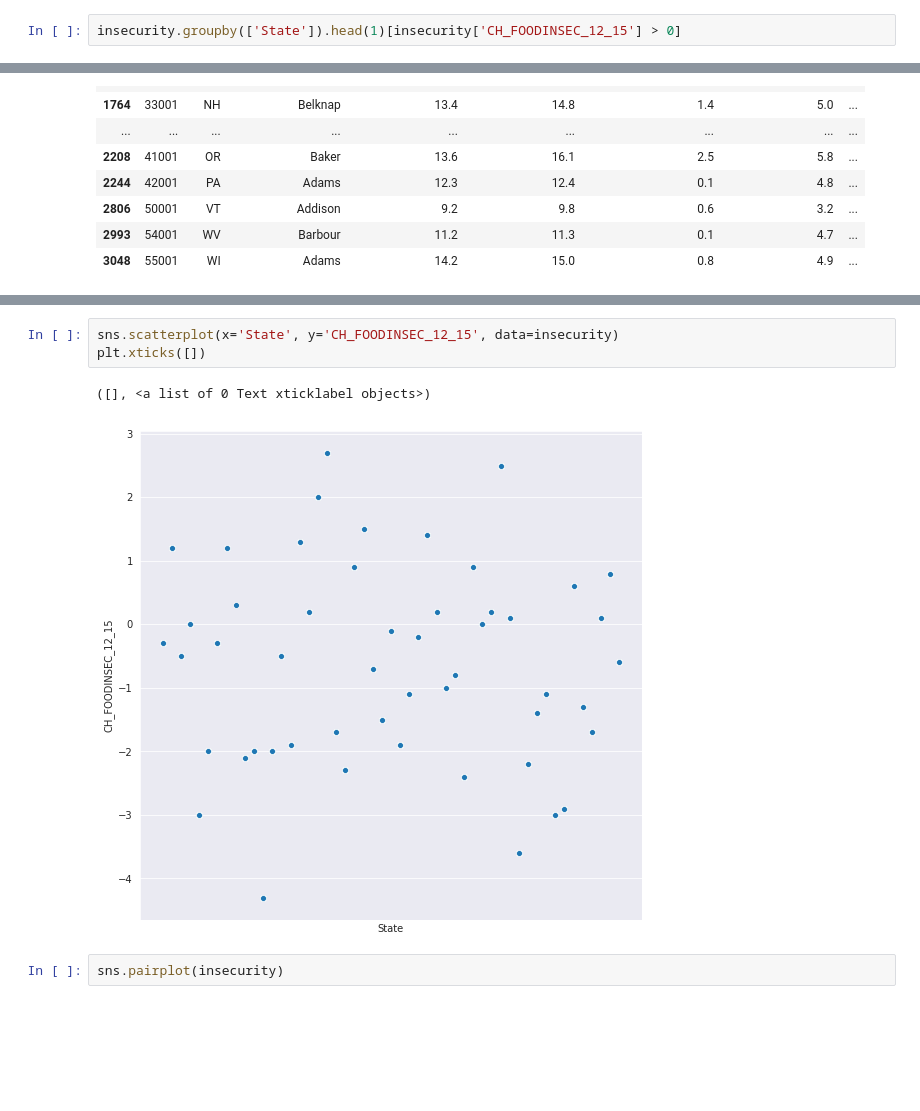
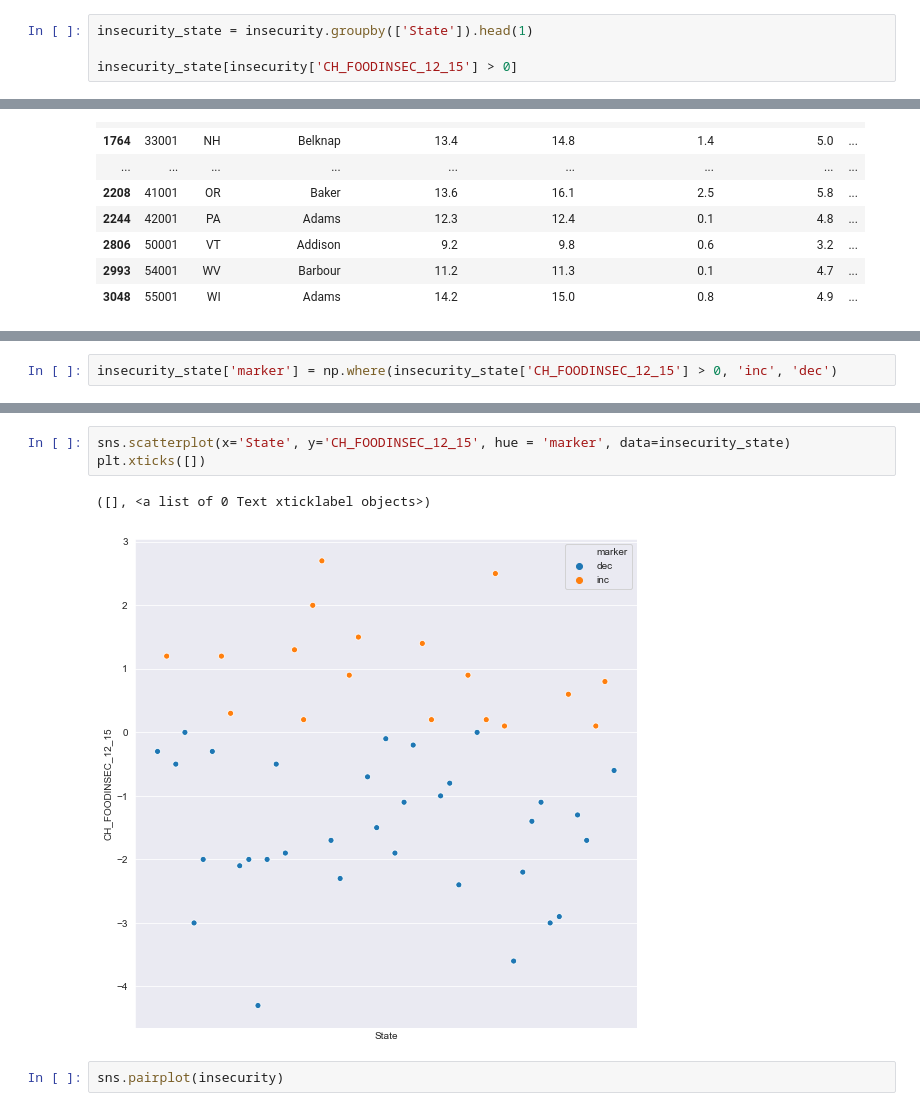
Before and after one commit to chriscross00/projects, a Jupyter notebook: food_security/notebooks/eda.ipynb, the cells around one changed output, grey strips where cells are left out. Saved outputs shown, nothing was run; the diff lists cells and outputs as text; blank space fills up the shorter version.

Commit message:
color coded change food insec plot

```diff
--- a/food_security/notebooks/eda.ipynb
+++ b/food_security/notebooks/eda.ipynb
@@ -176,7 +172,9 @@ plt.legend()
 # %% [markdown]
 This messy looking code reduces the dataframe to 1 observation per state and returns only the states that have had a increase in food insecurity from 2010 to 2015. 17 states including the District of Columbia saw a increase in food insecurity, 2 states saw no change and 31 states had a decrease in food insecurity.
 # %%
-insecurity.groupby(['State']).head(1)[insecurity['CH_FOODINSEC_12_15'] > 0]
+insecurity_state = insecurity.groupby(['State']).head(1)
+
+insecurity_state[insecurity['CH_FOODINSEC_12_15'] > 0]
 # %% [output]
 |  | FIPS | State | County | FOODINSEC_10_12 | FOODINSEC_13_15 | CH_FOODINSEC_12_15 | VLFOODSEC_10_12 | ... |
 | 67 | 2013 | AK | Aleutians East | 12.1 | 13.3 | 1.2 | 4.4 | ... |
@@ -197,0 +230,2 @@ insecurity.groupby(['State']).head(1)[insecurity['CH_FOODINSEC_12_15'] > 0]
+# %%
+insecurity_state['marker'] = np.where(insecurity_state['CH_FOODINSEC_12_15'] > 0, 'inc', 'dec')
@@ -198,9 +244,9 @@ insecurity.groupby(['State']).head(1)[insecurity['CH_FOODINSEC_12_15'] > 0]
 # %%
-sns.scatterplot(x='State', y='CH_FOODINSEC_12_15', data=insecurity)
+sns.scatterplot(x='State', y='CH_FOODINSEC_12_15', hue = 'marker', data=insecurity_state)
 plt.xticks([])
 # %% [output]
 ([], <a list of 0 Text xticklabel objects>)
-[figure, old version]
+[figure, new version]
 # %%
 sns.pairplot(insecurity)
 # %% [output]
```
Also changed, not shown: parts of 7 cells of this notebook, 3 other files.
